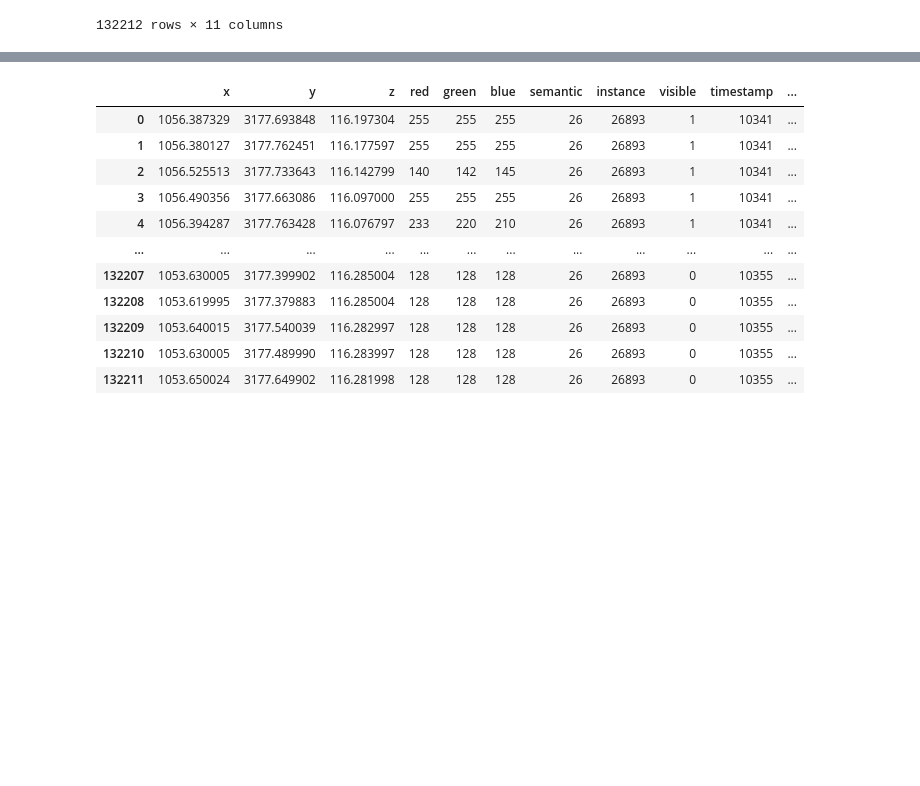
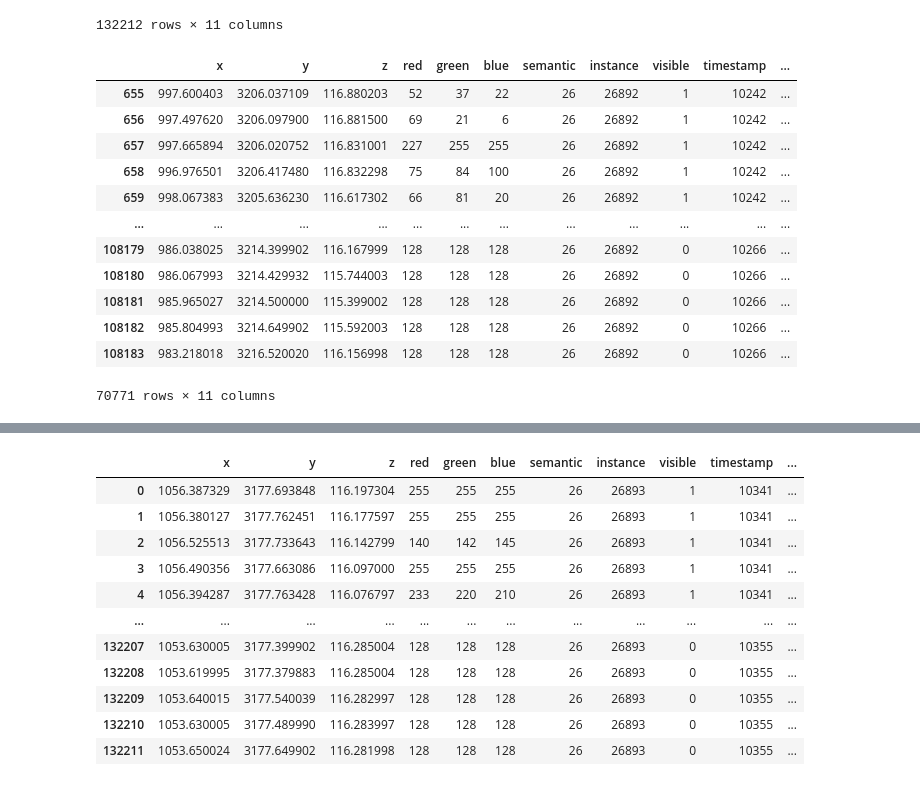
Before and after one commit to MarkLai0317/dynamic-ICP, a Jupyter notebook: KITTI_data_parser/ply_parser.ipynb, the cells around one changed output, grey strips where cells are left out. Cells and saved outputs as stored; diff of their text form; code cells hidden in the pictures; blank space fills up the shorter version.

```diff
--- a/KITTI_data_parser/ply_parser.ipynb
+++ b/KITTI_data_parser/ply_parser.ipynb
@@ -43,3 +43,21 @@ df
 | 132210 | 1053.630005 | 3177.489990 | 116.283997 | 128 | 128 | 128 | 26 | 26893 | 0 | 10355 | ... |
 | 132211 | 1053.650024 | 3177.649902 | 116.281998 | 128 | 128 | 128 | 26 | 26893 | 0 | 10355 | ... |
 132212 rows × 11 columns
+# %%
+filtered_rows = df[(df['semantic'] == 26) & (df['instance'] != 26893)]
+
+filtered_rows
+# %% [output]
+|  | x | y | z | red | green | blue | semantic | instance | visible | timestamp | ... |
+| 655 | 997.600403 | 3206.037109 | 116.880203 | 52 | 37 | 22 | 26 | 26892 | 1 | 10242 | ... |
+| 656 | 997.497620 | 3206.097900 | 116.881500 | 69 | 21 | 6 | 26 | 26892 | 1 | 10242 | ... |
+| 657 | 997.665894 | 3206.020752 | 116.831001 | 227 | 255 | 255 | 26 | 26892 | 1 | 10242 | ... |
+| 658 | 996.976501 | 3206.417480 | 116.832298 | 75 | 84 | 100 | 26 | 26892 | 1 | 10242 | ... |
+| 659 | 998.067383 | 3205.636230 | 116.617302 | 66 | 81 | 20 | 26 | 26892 | 1 | 10242 | ... |
+| ... | ... | ... | ... | ... | ... | ... | ... | ... | ... | ... | ... |
+| 108179 | 986.038025 | 3214.399902 | 116.167999 | 128 | 128 | 128 | 26 | 26892 | 0 | 10266 | ... |
+| 108180 | 986.067993 | 3214.429932 | 115.744003 | 128 | 128 | 128 | 26 | 26892 | 0 | 10266 | ... |
+| 108181 | 985.965027 | 3214.500000 | 115.399002 | 128 | 128 | 128 | 26 | 26892 | 0 | 10266 | ... |
+| 108182 | 985.804993 | 3214.649902 | 115.592003 | 128 | 128 | 128 | 26 | 26892 | 0 | 10266 | ... |
+| 108183 | 983.218018 | 3216.520020 | 116.156998 | 128 | 128 | 128 | 26 | 26892 | 0 | 10266 | ... |
+70771 rows × 11 columns
```
Also changed, not shown: parts of 26 cells of this notebook, 24 other files.
